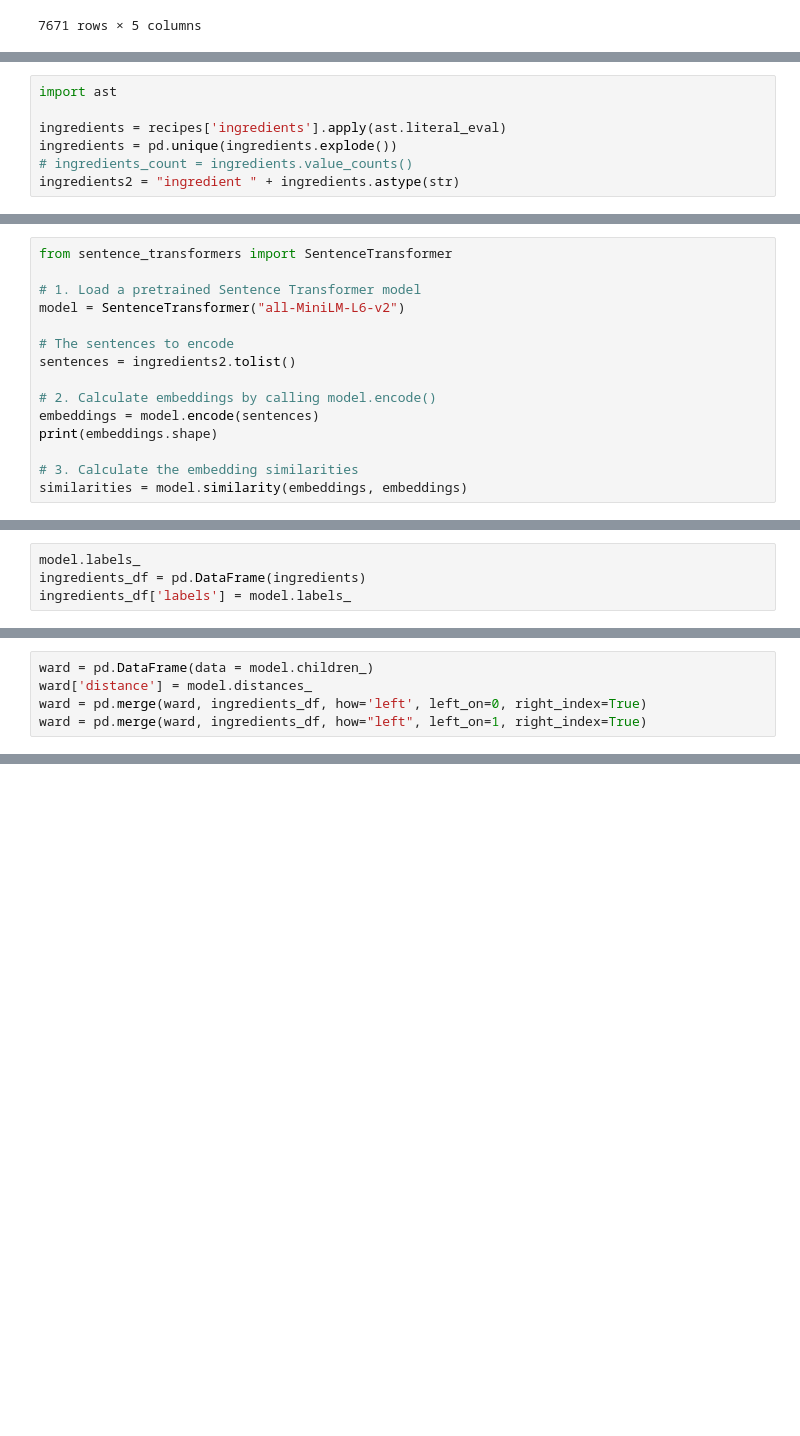
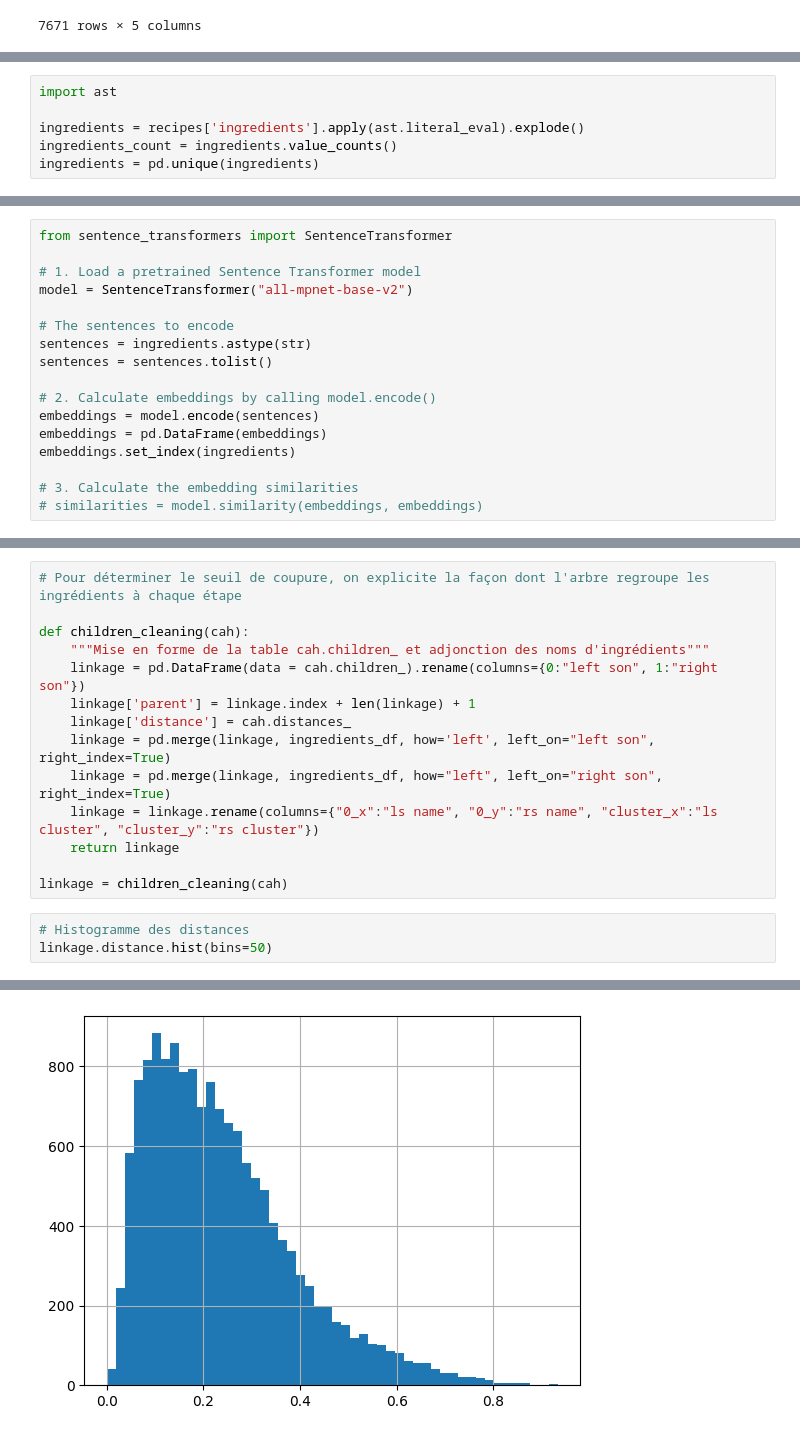
Before and after one commit to Hugosh71/Projet_Mangetamain, a Jupyter notebook: notebooks/EDA_Andrew.ipynb, the cells around one changed output, grey strips where cells are left out. Drawn from its saved outputs; the diff is of its cells as text; blank space fills up the shorter version.

Commit message:
Exploration ingredients V2

```diff
--- a/notebooks/EDA_Andrew.ipynb
+++ b/notebooks/EDA_Andrew.ipynb
@@ -59,7 +74,6 @@ interactions[interactions['user_id'] == 424680]
 # %%
 import ast
 
-ingredients = recipes['ingredients'].apply(ast.literal_eval)
-ingredients = pd.unique(ingredients.explode())
-# ingredients_count = ingredients.value_counts()
-ingredients2 = "ingredient " + ingredients.astype(str)
+ingredients = recipes['ingredients'].apply(ast.literal_eval).explode()
+ingredients_count = ingredients.value_counts()
+ingredients = pd.unique(ingredients)
@@ -67,15 +85,17 @@ ingredients2 = "ingredient " + ingredients.astype(str)
 from sentence_transformers import SentenceTransformer
 
 # 1. Load a pretrained Sentence Transformer model
-model = SentenceTransformer("all-MiniLM-L6-v2")
+model = SentenceTransformer("all-mpnet-base-v2")
 
 # The sentences to encode
-sentences = ingredients2.tolist()
+sentences = ingredients.astype(str)
+sentences = sentences.tolist()
 
 # 2. Calculate embeddings by calling model.encode()
 embeddings = model.encode(sentences)
-print(embeddings.shape)
+embeddings = pd.DataFrame(embeddings)
+embeddings.set_index(ingredients)
 
 # 3. Calculate the embedding similarities
-similarities = model.similarity(embeddings, embeddings)
+# similarities = model.similarity(embeddings, embeddings)
 # %% [output]
@@ -145,4 +142,0 @@ plt.show()
-# %%
-model.labels_
-ingredients_df = pd.DataFrame(ingredients)
-ingredients_df['labels'] = model.labels_
@@ -160,5 +143,18 @@ print(pca_ingredients.explained_variance_ratio_)
 # %%
-ward = pd.DataFrame(data = model.children_)
-ward['distance'] = model.distances_
-ward = pd.merge(ward, ingredients_df, how='left', left_on=0, right_index=True)
-ward = pd.merge(ward, ingredients_df, how="left", left_on=1, right_index=True)
+# Pour déterminer le seuil de coupure, on explicite la façon dont l'arbre regroupe les ingrédients à chaque étape
+
+def children_cleaning(cah):
+    """Mise en forme de la table cah.children_ et adjonction des noms d'ingrédients"""
+    linkage = pd.DataFrame(data = cah.children_).rename(columns={0:"left son", 1:"right son"})
+    linkage['parent'] = linkage.index + len(linkage) + 1
+    linkage['distance'] = cah.distances_
+    linkage = pd.merge(linkage, ingredients_df, how='left', left_on="left son", right_index=True)
+    linkage = pd.merge(linkage, ingredients_df, how="left", left_on="right son", right_index=True)
+    linkage = linkage.rename(columns={"0_x":"ls name", "0_y":"rs name", "cluster_x":"ls cluster", "cluster_y":"rs cluster"})
+    return linkage
+
+linkage = children_cleaning(cah)
+# %%
+# Histogramme des distances
+linkage.distance.hist(bins=50)
+# %% [output]
@@ -164,0 +162 @@ ward = pd.merge(ward, ingredients_df, how="left", left_on=1, right_index=True)
+[figure, added]
```
Also changed, not shown: parts of 29 cells of this notebook.
